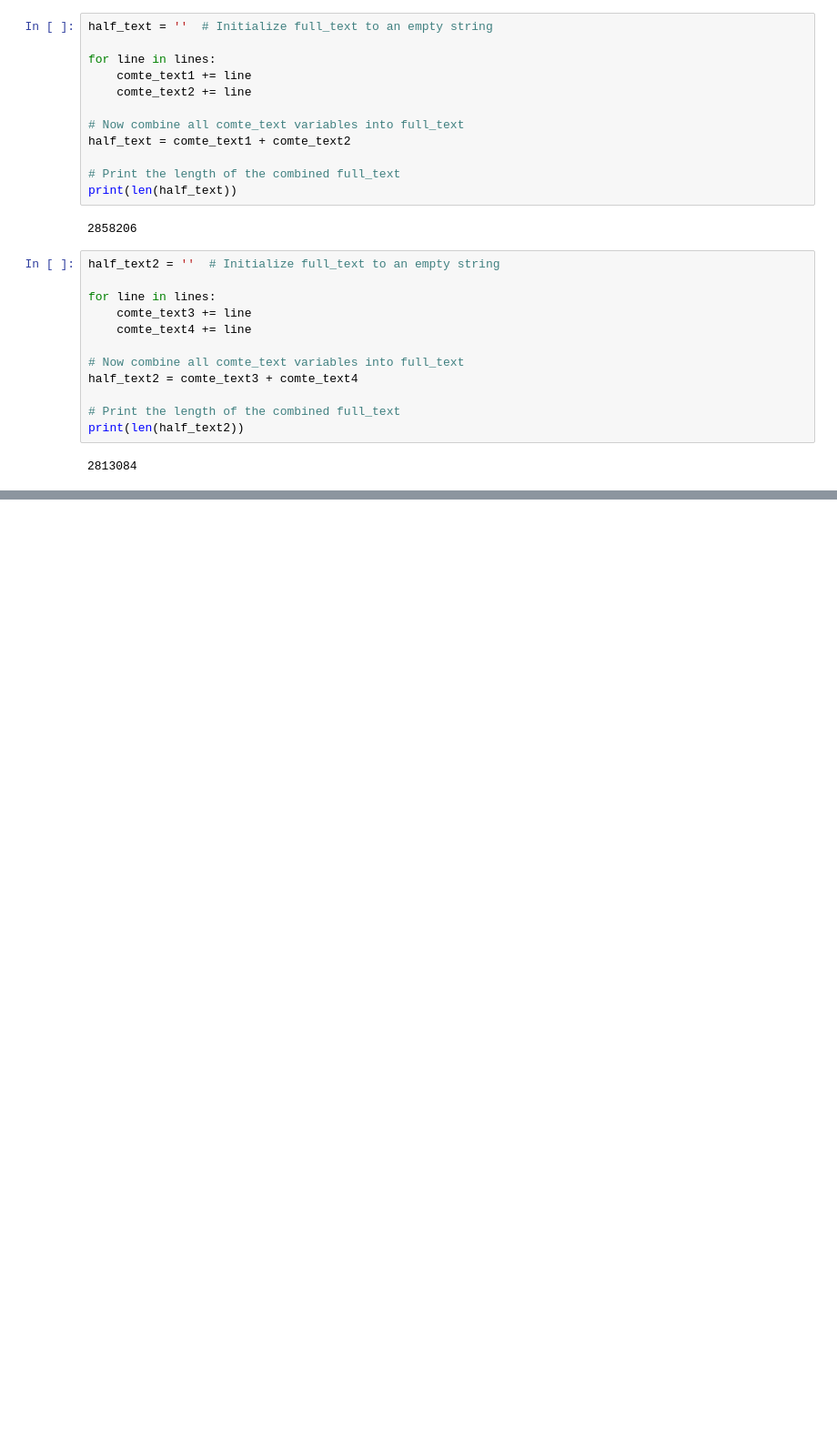
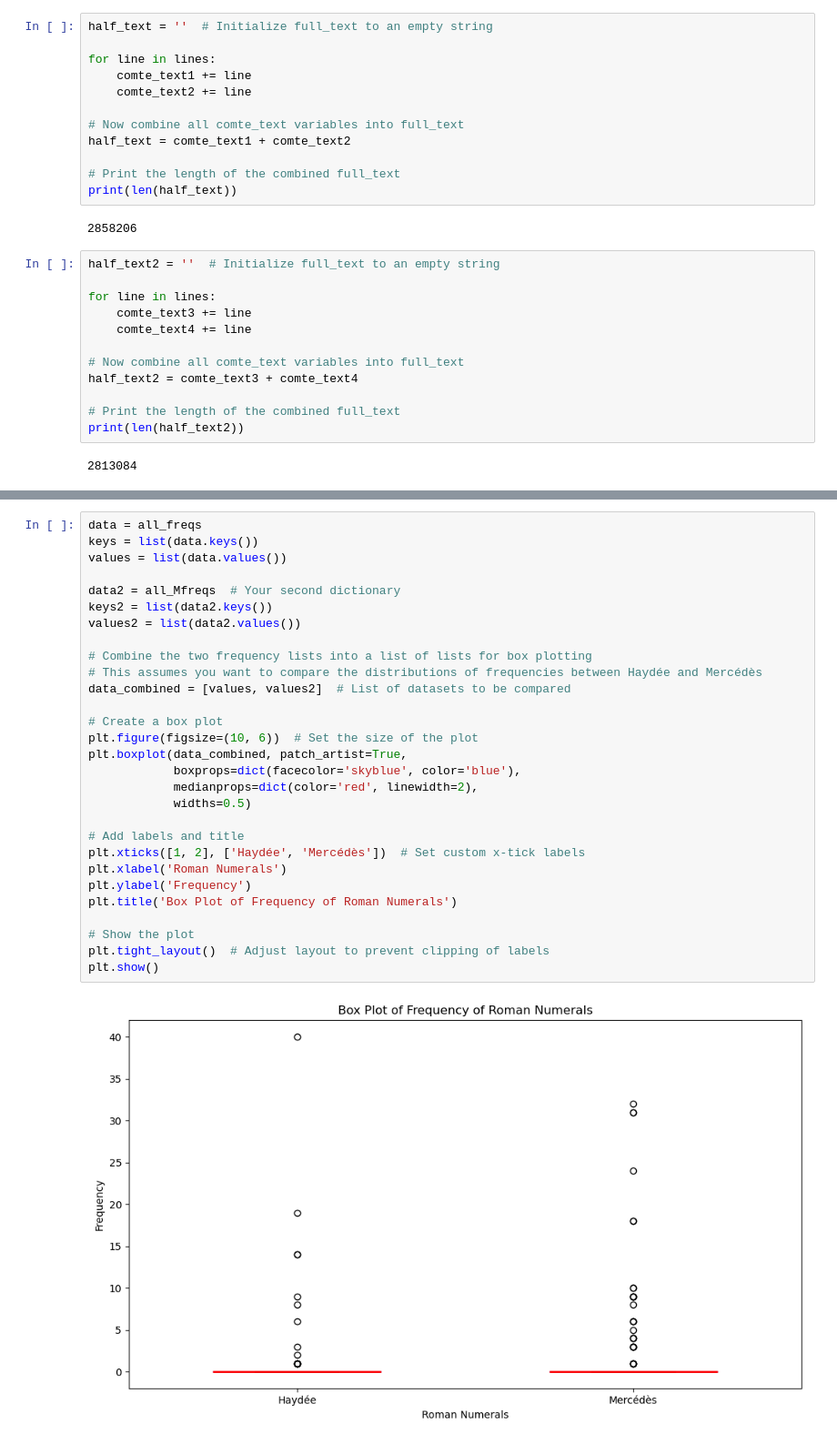
Before and after one commit to Dani1034/dumas_python, a Jupyter notebook: Rough Draft 2 - Dumas.ipynb, the cells around one changed output, grey strips where cells are left out. Shown at 91% size. Saved outputs shown, nothing was run; the diff lists cells and outputs as text; blank space fills up the shorter version.

```diff
--- a/Rough Draft 2 - Dumas.ipynb
+++ b/Rough Draft 2 - Dumas.ipynb
@@ -468,0 +568,31 @@ print(len(half_text2))
+# %%
+data = all_freqs
+keys = list(data.keys())
+values = list(data.values())
+
+data2 = all_Mfreqs  # Your second dictionary
+keys2 = list(data2.keys())
+values2 = list(data2.values())
+
+# Combine the two frequency lists into a list of lists for box plotting
+# This assumes you want to compare the distributions of frequencies between Haydée and Mercédès
+data_combined = [values, values2]  # List of datasets to be compared
+
+# Create a box plot
+plt.figure(figsize=(10, 6))  # Set the size of the plot
+plt.boxplot(data_combined, patch_artist=True,
+            boxprops=dict(facecolor='skyblue', color='blue'),
+            medianprops=dict(color='red', linewidth=2),
+            widths=0.5)
+
+# Add labels and title
+plt.xticks([1, 2], ['Haydée', 'Mercédès'])  # Set custom x-tick labels
+plt.xlabel('Roman Numerals')
+plt.ylabel('Frequency')
+plt.title('Box Plot of Frequency of Roman Numerals')
+
+# Show the plot
+plt.tight_layout()  # Adjust layout to prevent clipping of labels
+plt.show()
+# %% [output]
+[figure, added]
```
Also changed, not shown: parts of 10 cells of this notebook.
